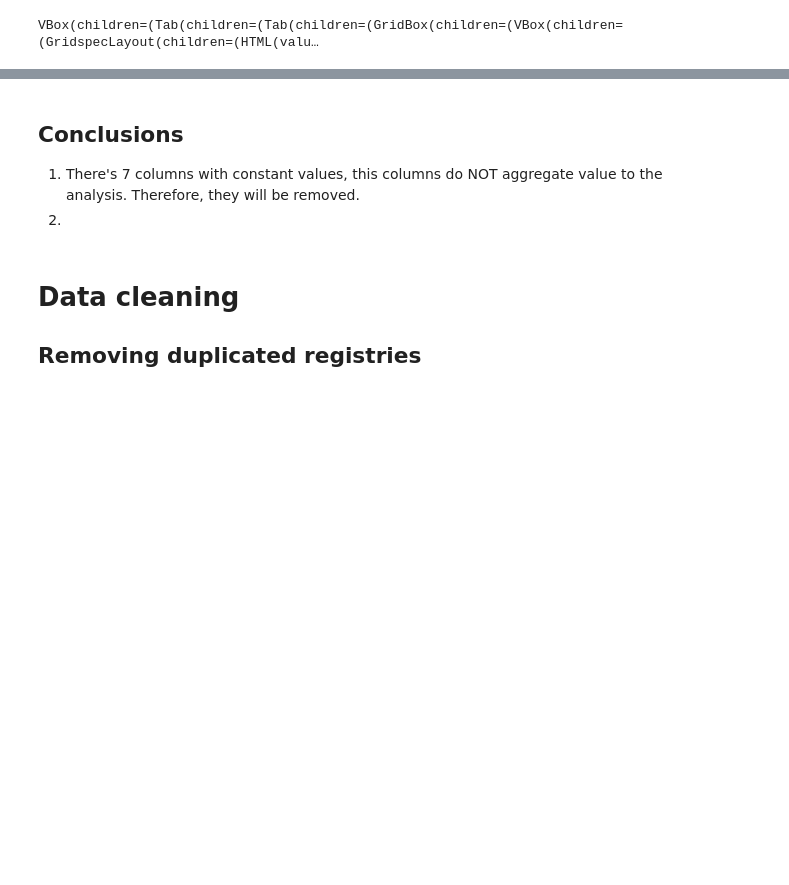
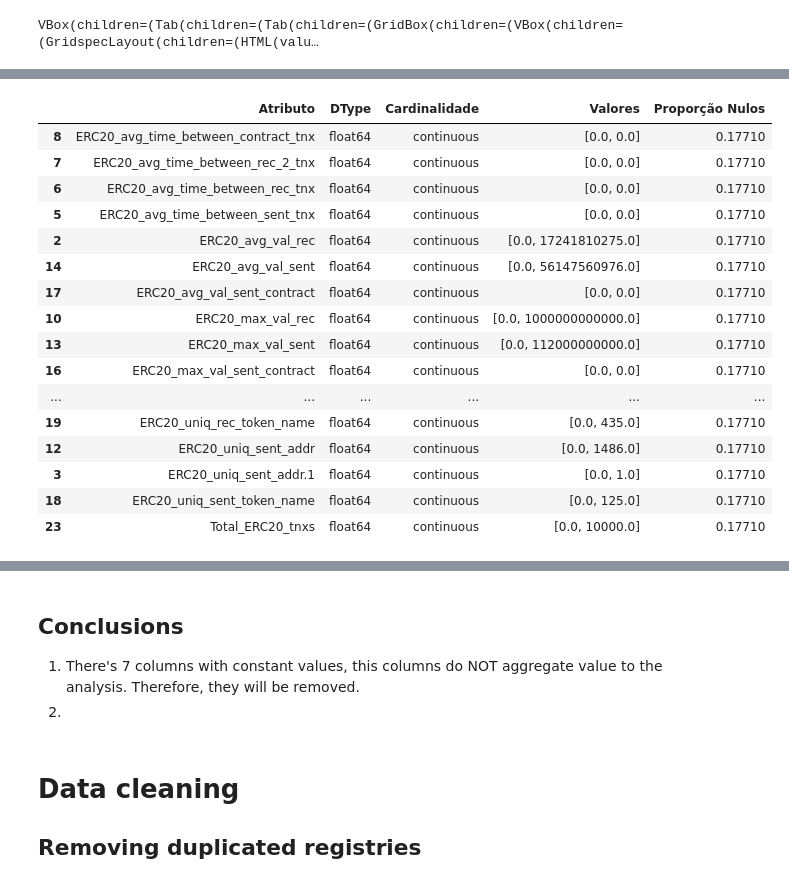
Before and after one commit to henriquetsu/ethereum_laundering, a Jupyter notebook: notebooks/01-business_and_data_understanding_v1-suto.ipynb, the cells around one changed output, grey strips where cells are left out. Drawn from its saved outputs; the diff is of its cells as text; code cells hidden in the pictures; blank space fills up the shorter version.

```diff
--- a/notebooks/01-business_and_data_understanding_v1-suto.ipynb
+++ b/notebooks/01-business_and_data_understanding_v1-suto.ipynb
@@ -177,0 +173,22 @@ See the caveats in the documentation: https://pandas.pydata.org/pandas-docs/stab
+# %%
+df_cardinalidade_columns_with_nulls.loc[
+    (df_cardinalidade_columns_with_nulls['Cardinalidade'] == 'continuous'), :
+]
+# %% [output]
+|  | Atributo | DType | Cardinalidade | Valores | Proporção Nulos |
+| 8 | ERC20_avg_time_between_contract_tnx | float64 | continuous | [0.0, 0.0] | 0.17710 |
+| 7 | ERC20_avg_time_between_rec_2_tnx | float64 | continuous | [0.0, 0.0] | 0.17710 |
+| 6 | ERC20_avg_time_between_rec_tnx | float64 | continuous | [0.0, 0.0] | 0.17710 |
+| 5 | ERC20_avg_time_between_sent_tnx | float64 | continuous | [0.0, 0.0] | 0.17710 |
+| 2 | ERC20_avg_val_rec | float64 | continuous | [0.0, 17241810275.0] | 0.17710 |
+| 14 | ERC20_avg_val_sent | float64 | continuous | [0.0, 56147560976.0] | 0.17710 |
+| 17 | ERC20_avg_val_sent_contract | float64 | continuous | [0.0, 0.0] | 0.17710 |
+| 10 | ERC20_max_val_rec | float64 | continuous | [0.0, 1000000000000.0] | 0.17710 |
+| 13 | ERC20_max_val_sent | float64 | continuous | [0.0, 112000000000.0] | 0.17710 |
+| 16 | ERC20_max_val_sent_contract | float64 | continuous | [0.0, 0.0] | 0.17710 |
+| ... | ... | ... | ... | ... | ... |
+| 19 | ERC20_uniq_rec_token_name | float64 | continuous | [0.0, 435.0] | 0.17710 |
+| 12 | ERC20_uniq_sent_addr | float64 | continuous | [0.0, 1486.0] | 0.17710 |
+| 3 | ERC20_uniq_sent_addr.1 | float64 | continuous | [0.0, 1.0] | 0.17710 |
+| 18 | ERC20_uniq_sent_token_name | float64 | continuous | [0.0, 125.0] | 0.17710 |
+| 23 | Total_ERC20_tnxs | float64 | continuous | [0.0, 10000.0] | 0.17710 |
```
Also changed, not shown: parts of 12 cells of this notebook.
